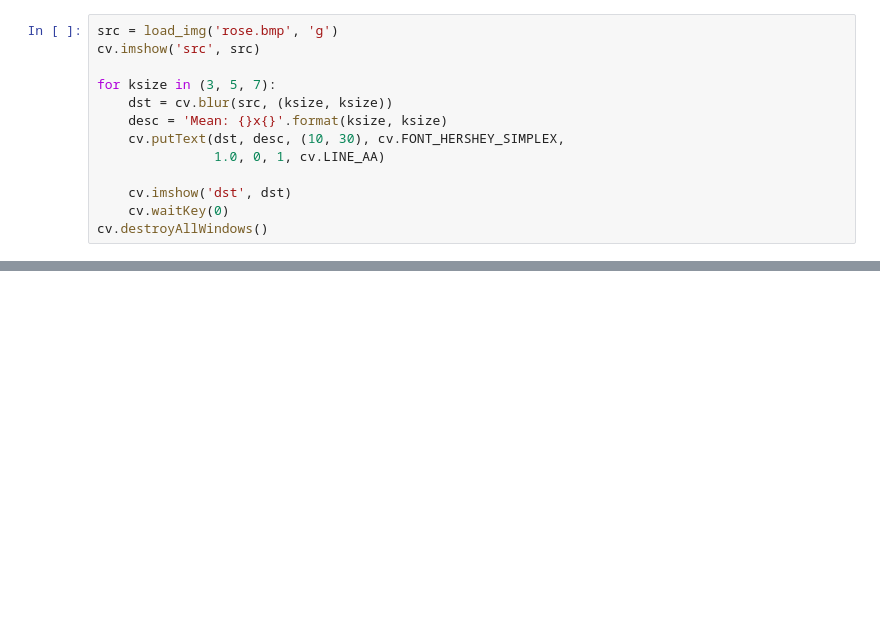
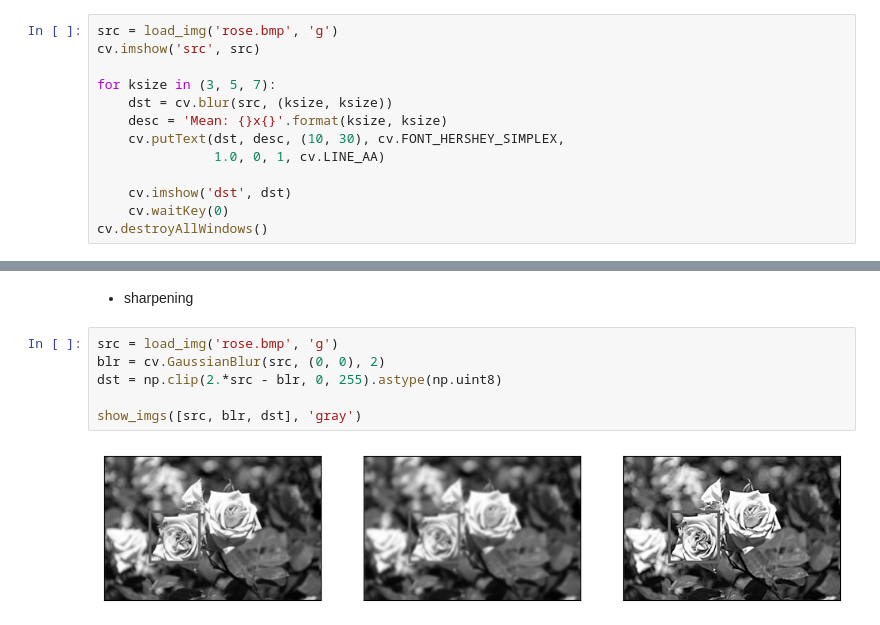
Before and after one commit to AI-sangbeom/Personal-Study, a Jupyter notebook: OpenCV/필터링.ipynb, the cells around one changed output, grey strips where cells are left out. Drawn from its saved outputs; the diff is of its cells as text; blank space fills up the shorter version.

```diff
--- a/OpenCV/필터링.ipynb
+++ b/OpenCV/필터링.ipynb
@@ -56,0 +76,10 @@ cv.destroyAllWindows()
+# %% [markdown]
+- sharpening
+# %%
+src = load_img('rose.bmp', 'g')
+blr = cv.GaussianBlur(src, (0, 0), 2)
+dst = np.clip(2.*src - blr, 0, 255).astype(np.uint8)
+
+show_imgs([src, blr, dst], 'gray')
+# %% [output]
+[figure, added]
```
Also changed, not shown: parts of 13 cells of this notebook.
